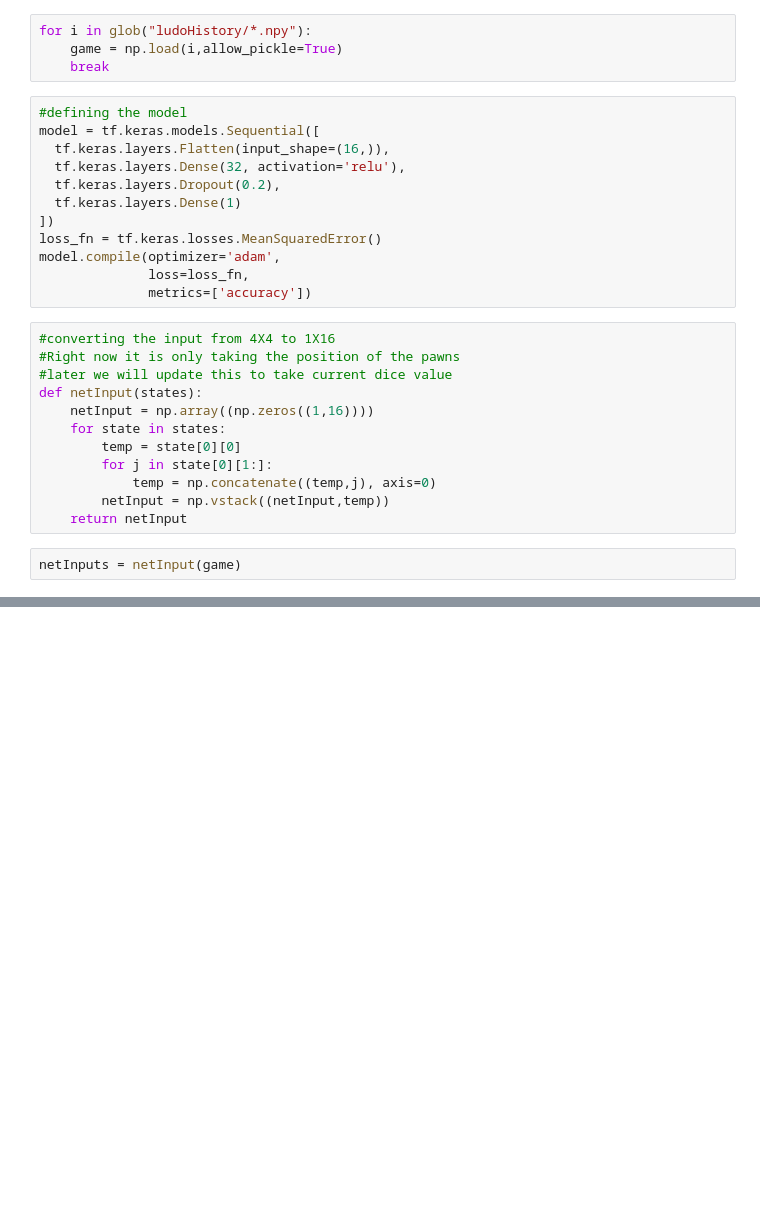
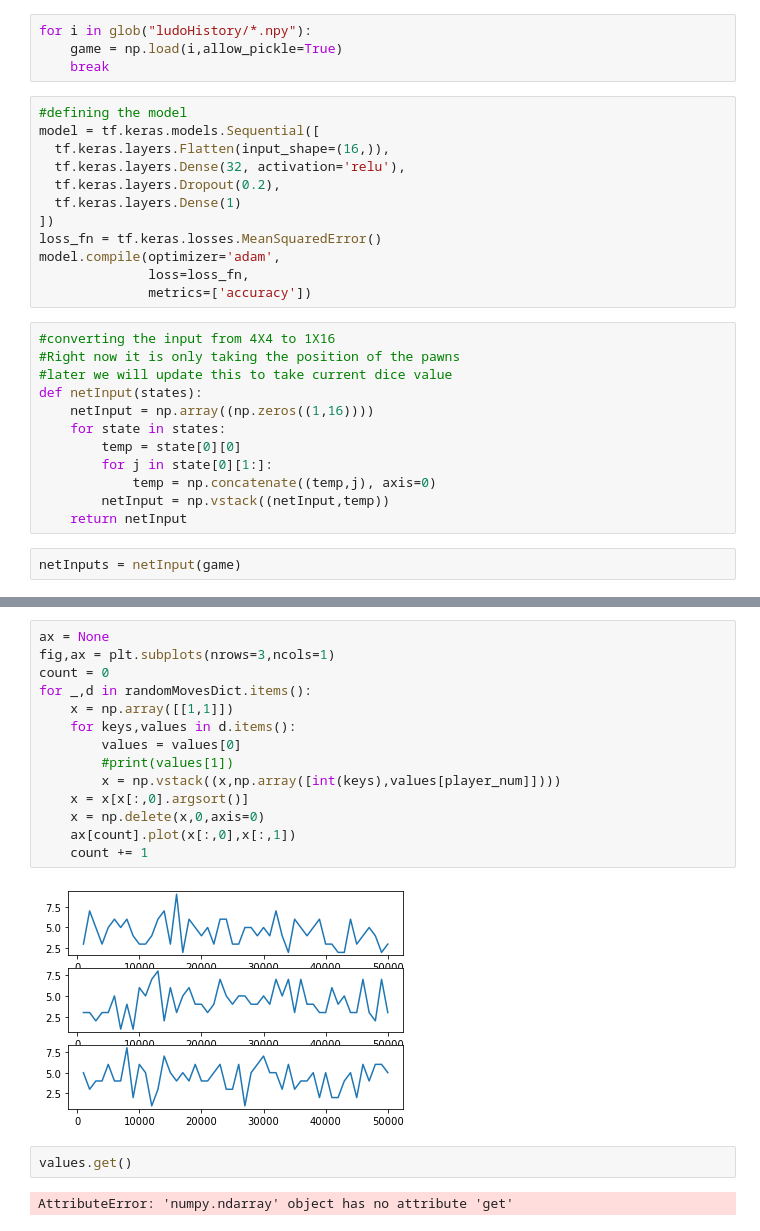
Before and after one commit to j13s/cse8673-project, a Jupyter notebook: UnitWorkingExample.ipynb, the cells around one changed output, grey strips where cells are left out. Saved outputs shown, nothing was run; the diff lists cells and outputs as text; blank space fills up the shorter version.

```diff
--- a/UnitWorkingExample.ipynb
+++ b/UnitWorkingExample.ipynb
@@ -70,0 +125,20 @@ Train on 5 samples
+# %%
+ax = None
+fig,ax = plt.subplots(nrows=3,ncols=1)
+count = 0
+for _,d in randomMovesDict.items():
+    x = np.array([[1,1]])
+    for keys,values in d.items():
+        values = values[0]
+        #print(values[1])
+        x = np.vstack((x,np.array([int(keys),values[player_num]])))
+    x = x[x[:,0].argsort()]
+    x = np.delete(x,0,axis=0)
+    ax[count].plot(x[:,0],x[:,1])
+    count += 1
+# %% [output]
+[figure, added]
+# %%
+values.get()
+# %% [output]
+AttributeError: 'numpy.ndarray' object has no attribute 'get'
```
Also changed, not shown: parts of 11 cells of this notebook.
